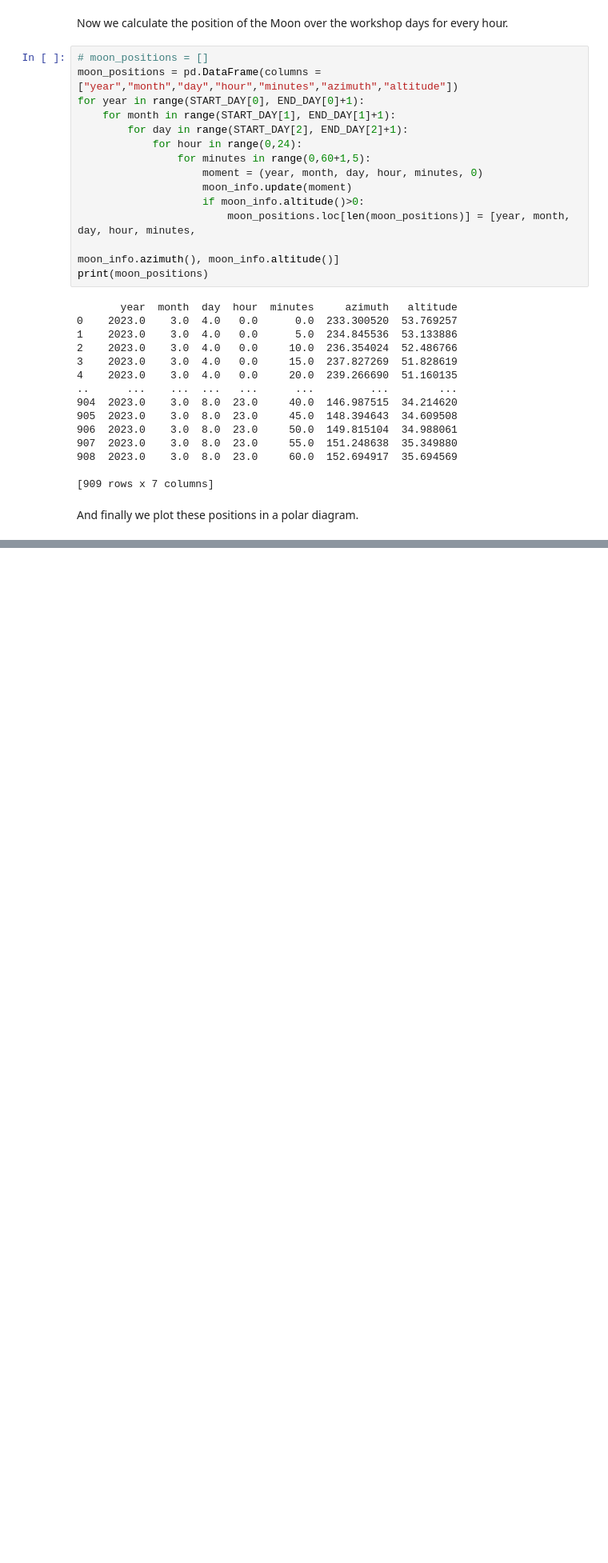
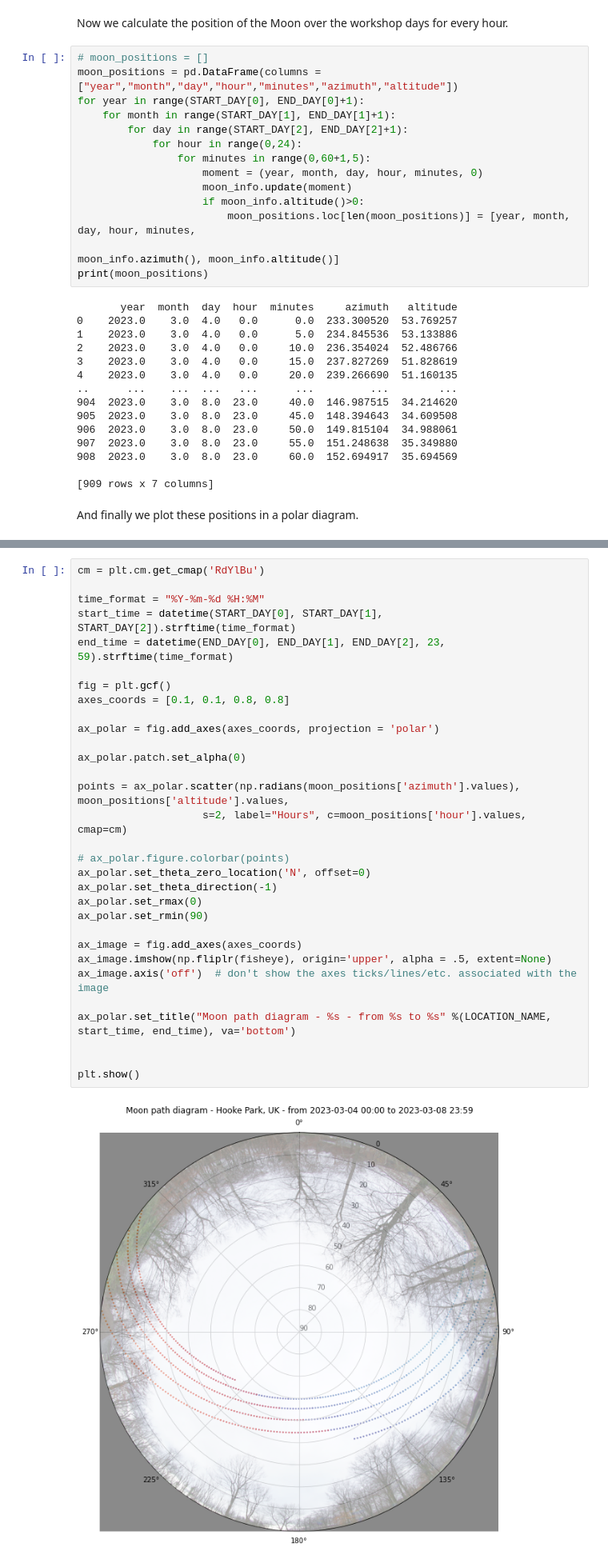
Before and after one commit to aaschool/full_moon_theatre, a Jupyter notebook: Full Moon Theatre Planning.ipynb, the cells around one changed output, grey strips where cells are left out. Shown at 80% size. Cells and saved outputs as stored; diff of their text form; blank space fills up the shorter version.

```diff
--- a/Full Moon Theatre Planning.ipynb
+++ b/Full Moon Theatre Planning.ipynb
@@ -144,0 +157,33 @@ plt.show()
+# %%
+cm = plt.cm.get_cmap('RdYlBu')
+
+time_format = "%Y-%m-%d %H:%M"
+start_time = datetime(START_DAY[0], START_DAY[1], START_DAY[2]).strftime(time_format)
+end_time = datetime(END_DAY[0], END_DAY[1], END_DAY[2], 23, 59).strftime(time_format)
+
+fig = plt.gcf()
+axes_coords = [0.1, 0.1, 0.8, 0.8]
+
+ax_polar = fig.add_axes(axes_coords, projection = 'polar')
+
+ax_polar.patch.set_alpha(0)
+
+points = ax_polar.scatter(np.radians(moon_positions['azimuth'].values), moon_positions['altitude'].values,
+                    s=2, label="Hours", c=moon_positions['hour'].values, cmap=cm)
+
+# ax_polar.figure.colorbar(points)
+ax_polar.set_theta_zero_location('N', offset=0)
+ax_polar.set_theta_direction(-1)
+ax_polar.set_rmax(0)
+ax_polar.set_rmin(90)
+
+ax_image = fig.add_axes(axes_coords)
+ax_image.imshow(np.fliplr(fisheye), origin='upper', alpha = .5, extent=None)
+ax_image.axis('off')  # don't show the axes ticks/lines/etc. associated with the image
+
+ax_polar.set_title("Moon path diagram - %s - from %s to %s" %(LOCATION_NAME, start_time, end_time), va='bottom')
+
+
+plt.show()
+# %% [output]
+[figure, added]
```
Also changed, not shown: parts of 6 cells of this notebook, 25 other files.
